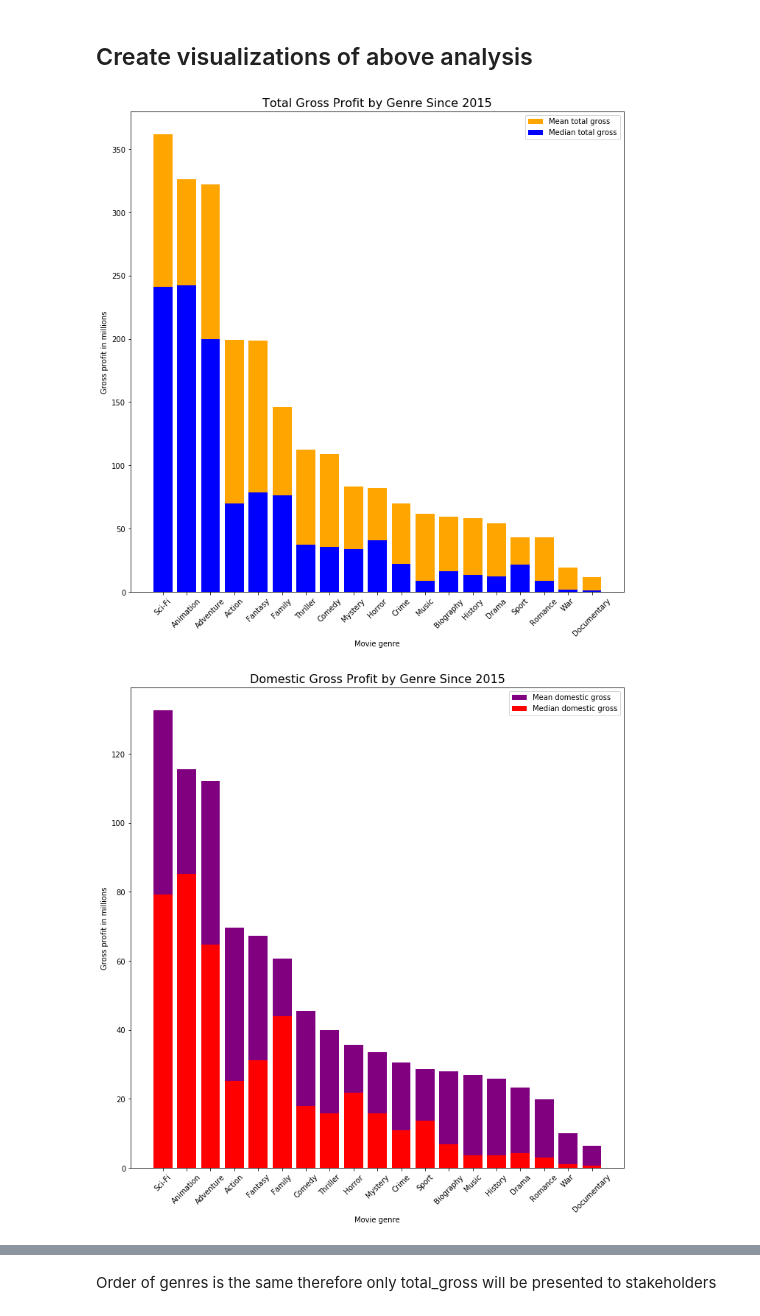
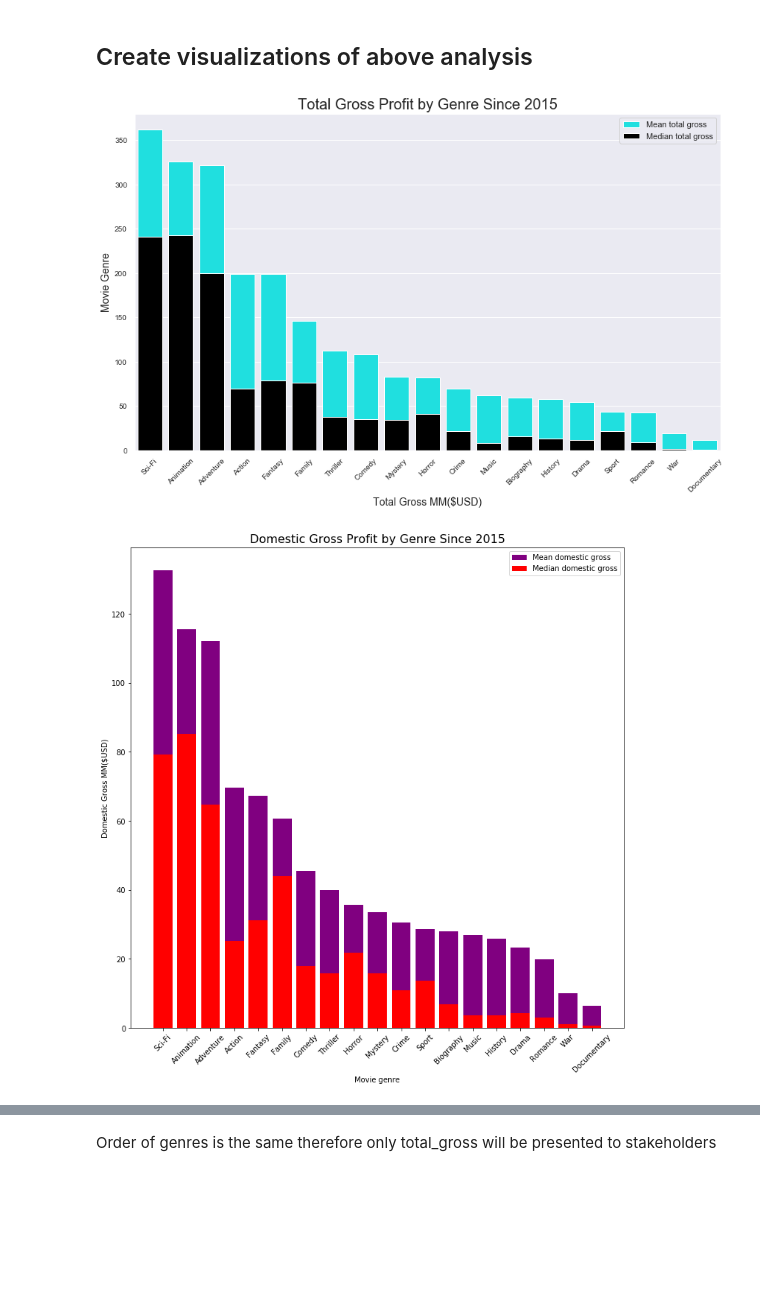
Before and after one commit to etr359/project-1-movie-analysis, a Jupyter notebook: profitability_drivers_movies_2015_present.ipynb, the cells around one changed output, grey strips where cells are left out. Saved outputs shown, nothing was run; the diff lists cells and outputs as text; code cells hidden in the pictures; blank space fills up the shorter version.

Commit message:
added eda and made presentation figures consistent format

```diff
--- a/profitability_drivers_movies_2015_present.ipynb
+++ b/profitability_drivers_movies_2015_present.ipynb
@@ -21,23 +21,23 @@ import seaborn as sns
 # %% [markdown]
 9 `CSV` datasets
 # %%
-bom_movie_gross = pd.read_csv('zippedData/bom.movie_gross.csv.gz', compression='gzip',
+bom_movie_gross = pd.read_csv('Data/bom.movie_gross.csv.gz', compression='gzip',
                                  header=0, sep=',', quotechar='"')
-imdb_name_basics = pd.read_csv('zippedData/imdb.name.basics.csv.gz', compression='gzip',
+imdb_name_basics = pd.read_csv('Data/imdb.name.basics.csv.gz', compression='gzip',
                                  header=0, sep=',', quotechar='"')
-imdb_title_akas = pd.read_csv('zippedData/imdb.title.akas.csv.gz', compression='gzip',
+imdb_title_akas = pd.read_csv('Data/imdb.title.akas.csv.gz', compression='gzip',
                                  header=0, sep=',', quotechar='"')
-imdb_title_basics = pd.read_csv('zippedData/imdb.title.basics.csv.gz', compression='gzip',
+imdb_title_basics = pd.read_csv('Data/imdb.title.basics.csv.gz', compression='gzip',
                                  header=0, sep=',', quotechar='"')
-imdb_title_crew = pd.read_csv('zippedData/imdb.title.crew.csv.gz', compression='gzip',
+imdb_title_crew = pd.read_csv('Data/imdb.title.crew.csv.gz', compression='gzip',
                                  header=0, sep=',', quotechar='"')
-imdb_title_principals = pd.read_csv('zippedData/imdb.title.principals.csv.gz', compression='gzip',
+imdb_title_principals = pd.read_csv('Data/imdb.title.principals.csv.gz', compression='gzip',
                                  header=0, sep=',', quotechar='"')
-imdb_title_ratings = pd.read_csv('zippedData/imdb.title.ratings.csv.gz', compression='gzip',
+imdb_title_ratings = pd.read_csv('Data/imdb.title.ratings.csv.gz', compression='gzip',
                                  header=0, sep=',', quotechar='"')
-tmdb_movies = pd.read_csv('zippedData/tmdb.movies.csv.gz', compression='gzip',
+tmdb_movies = pd.read_csv('Data/tmdb.movies.csv.gz', compression='gzip',
                                  header=0, sep=',', quotechar='"')
-tn_movie_budgets = pd.read_csv('zippedData/tn.movie_budgets.csv.gz', compression='gzip',
+tn_movie_budgets = pd.read_csv('Data/tn.movie_budgets.csv.gz', compression='gzip',
                                  header=0, sep=',', quotechar='"')
 # %% [markdown]
 2 `TSV` datasets
@@ -488,21 +508,26 @@ genre_df
 # %%
 genre_df.sort_values(by='mean_total_gross', ascending =False, inplace=True)
 
-fig = plt.figure(figsize=(12,12))
-ax = fig.add_subplot(111)
-
-ax.bar(x='genre', height = 'mean_total_gross', data=genre_df, color='orange',label='Mean total gross')
-ax.bar(x='genre', height = 'median_total_gross', data=genre_df, color='blue',label='Median total gross')
+fig, ax = plt.subplots(figsize=(12,8))
+sns.set()
+sns.set_style("darkgrid")
+sns.set_context("notebook")
+ax = sns.barplot(data=genre_df, y='mean_total_gross', x='genre',
+                orient='v', color='cyan', label='Mean total gross');
+ax = sns.barplot(data=genre_df, y='median_total_gross', x='genre',
+                orient='v', color='black', label='Median total gross');
 
 plt.xticks(rotation=45)
-plt.legend();
-
-ax.set_xlabel('Movie genre')
-ax.set_ylabel('Total Gross MM($USD)')
-ax.set_title('Total Gross Profit by Genre Since 2015', fontsize=16)
+ax.tick_params(axis='both', which='major', labelsize=10)
+ax.tick_params(axis='both', which='minor', labelsize=10)
+ax.set_xlabel('Total Gross MM($USD)', fontsize=14)
+ax.set_ylabel('Movie Genre', fontsize=14)
+ax.set_title('Total Gross Profit by Genre Since 2015', fontsize=20)
+ax.legend();
+plt.tight_layout()
 plt.savefig('./images/total_gross.png')
 # %% [output]
-[figure, old version]
+[figure, new version]
 # %%
 genre_df.sort_values(by='mean_dom_gross', ascending =False, inplace=True)
 
@@ -520,7 +545,7 @@ ax.set_ylabel('Domestic Gross MM($USD)')
 ax.set_title('Domestic Gross Profit by Genre Since 2015', fontsize=16)
 plt.savefig('./images/dom_gross.png')
 # %% [output]
-[figure, old version]
+[figure, new version]
 # %%
 genre_df.sort_values(by='mean_foreign_gross', ascending =False, inplace=True)
 
```
Also changed, not shown: parts of 17 cells of this notebook, 7 other files.
